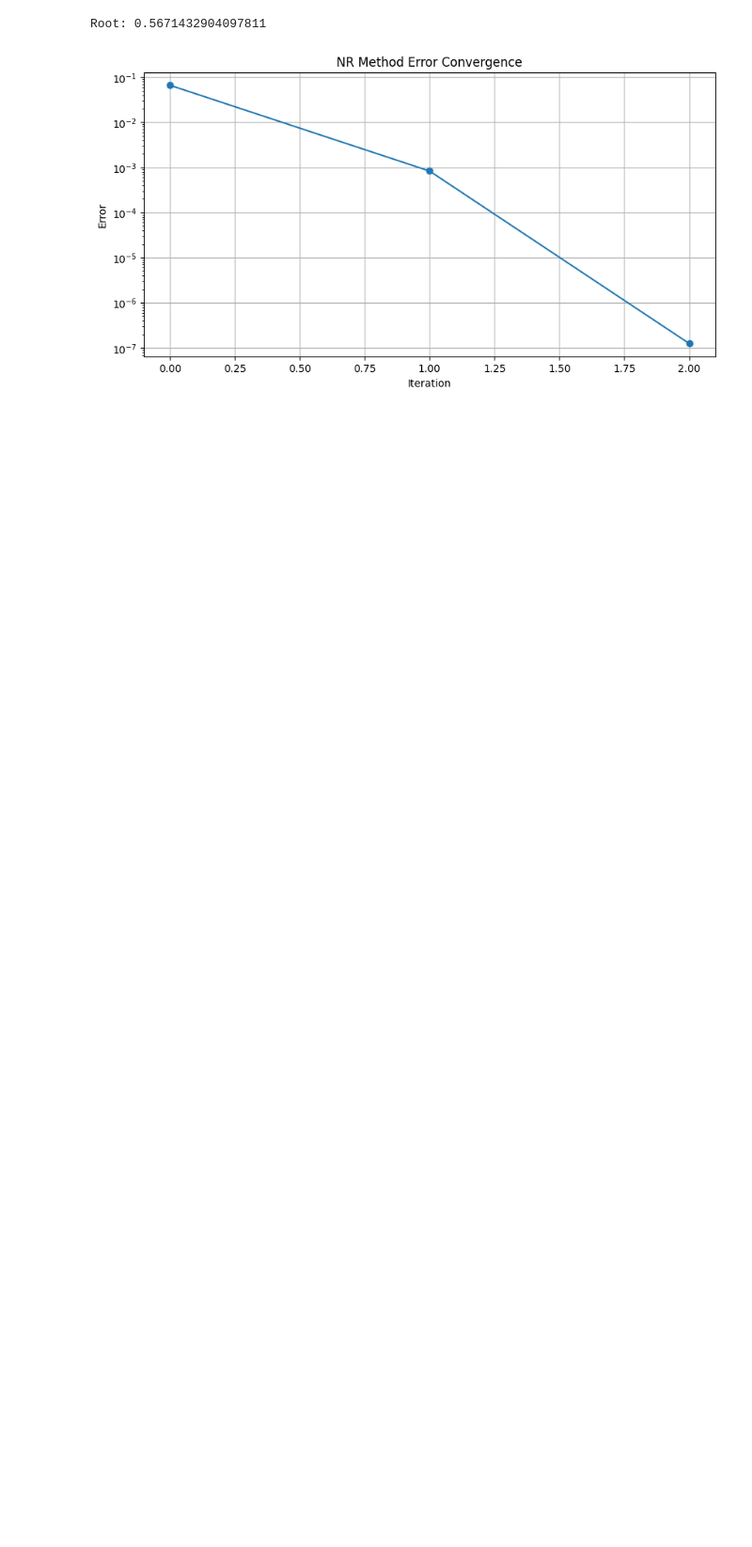
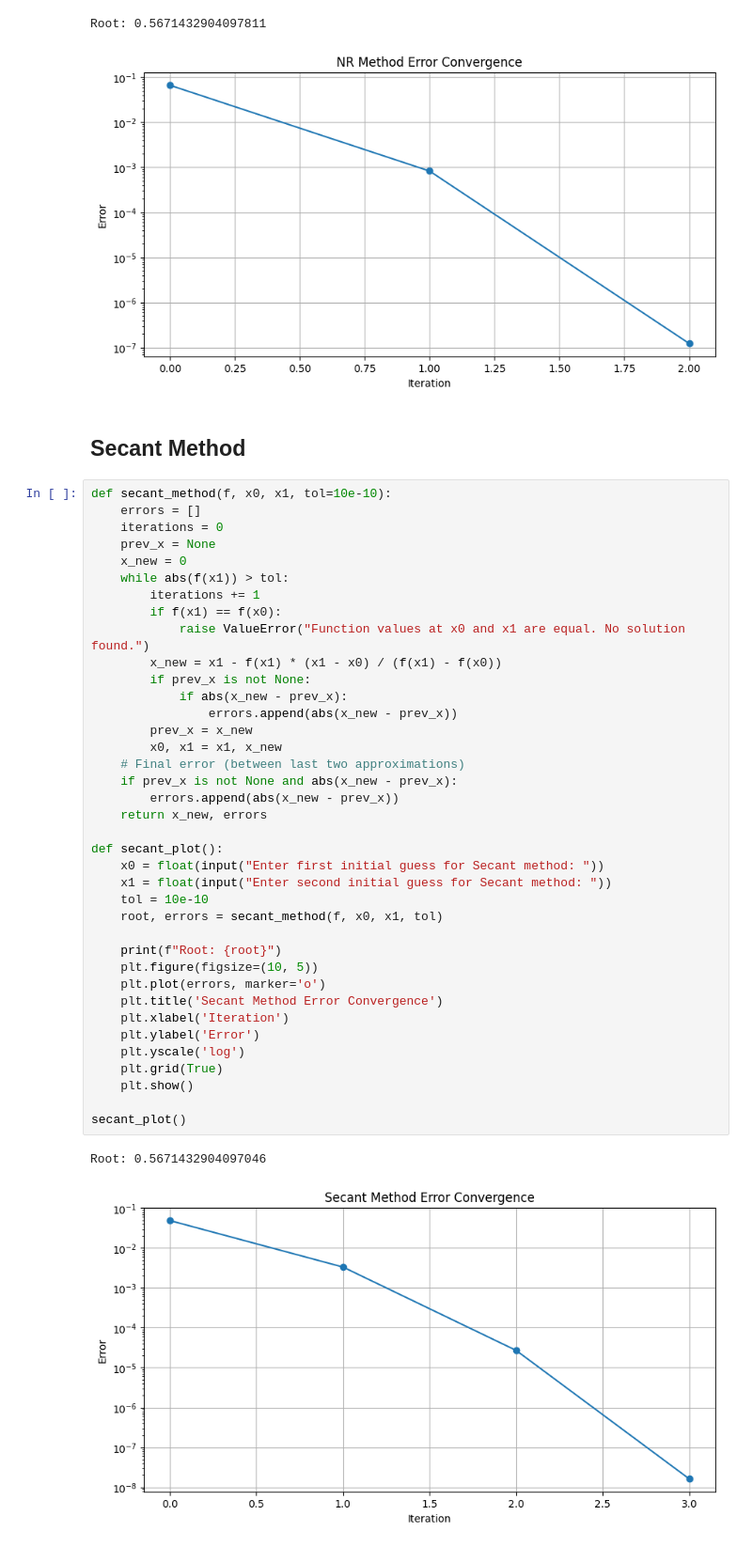
Before and after one commit to Aaravshah2907/Computational-Physics, a Jupyter notebook: Root_finding.ipynb, the cells around one changed output. Shown at 94% size. Cells and saved outputs as stored; diff of their text form; blank space fills up the shorter version.

Commit message:
Updated bisection.py with Secant Method. Updated Root_finding.ipynb with Secant method, Added Trapezoidal & Simson's 1/3 rule in Area_finding.ipynb.

```diff
--- a/Root_finding.ipynb
+++ b/Root_finding.ipynb
@@ -102,3 +104,46 @@ NR_plot()
 # %% [output]
 Root: 0.5671432904097811
 [figure]
+# %% [markdown]
+## Secant Method
+# %%
+def secant_method(f, x0, x1, tol=10e-10):
+    errors = []
+    iterations = 0
+    prev_x = None
+    x_new = 0
+    while abs(f(x1)) > tol:
+        iterations += 1
+        if f(x1) == f(x0):
+            raise ValueError("Function values at x0 and x1 are equal. No solution found.")
+        x_new = x1 - f(x1) * (x1 - x0) / (f(x1) - f(x0))
+        if prev_x is not None:
+            if abs(x_new - prev_x):
+                errors.append(abs(x_new - prev_x))
+        prev_x = x_new
+        x0, x1 = x1, x_new
+    # Final error (between last two approximations)
+    if prev_x is not None and abs(x_new - prev_x):
+        errors.append(abs(x_new - prev_x))
+    return x_new, errors
+
+def secant_plot():
+    x0 = float(input("Enter first initial guess for Secant method: "))
+    x1 = float(input("Enter second initial guess for Secant method: "))
+    tol = 10e-10
+    root, errors = secant_method(f, x0, x1, tol)
+
+    print(f"Root: {root}")
+    plt.figure(figsize=(10, 5))
+    plt.plot(errors, marker='o')
+    plt.title('Secant Method Error Convergence')
+    plt.xlabel('Iteration')
+    plt.ylabel('Error')
+    plt.yscale('log')
+    plt.grid(True)
+    plt.show()
+
+secant_plot()
+# %% [output]
+Root: 0.5671432904097046
+[figure, added]
```
Also changed, not shown: parts of 4 cells of this notebook, 3 other files.
